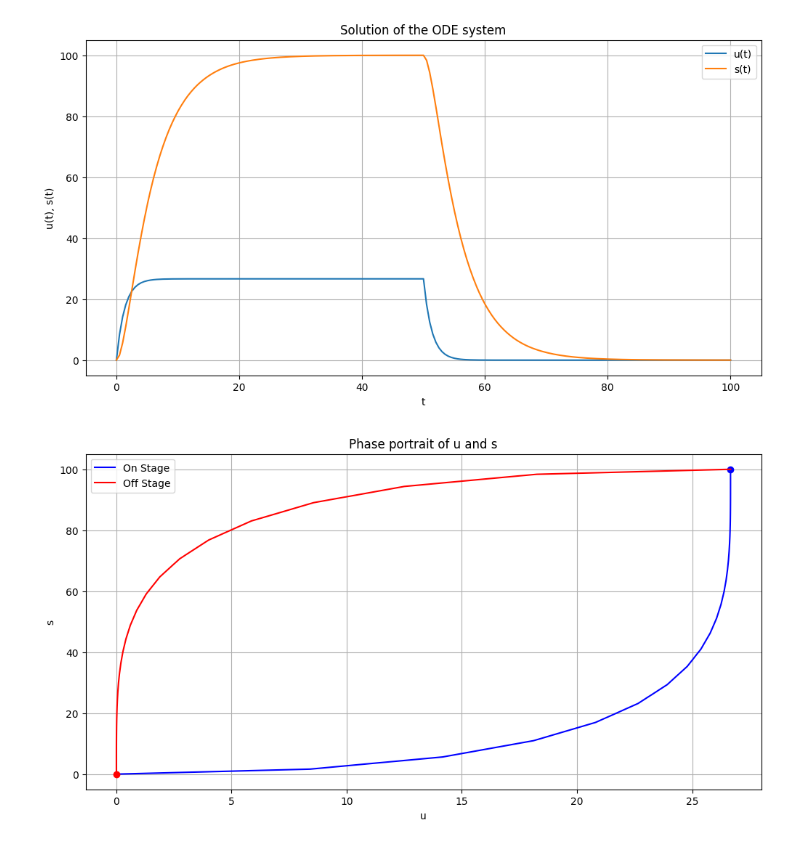
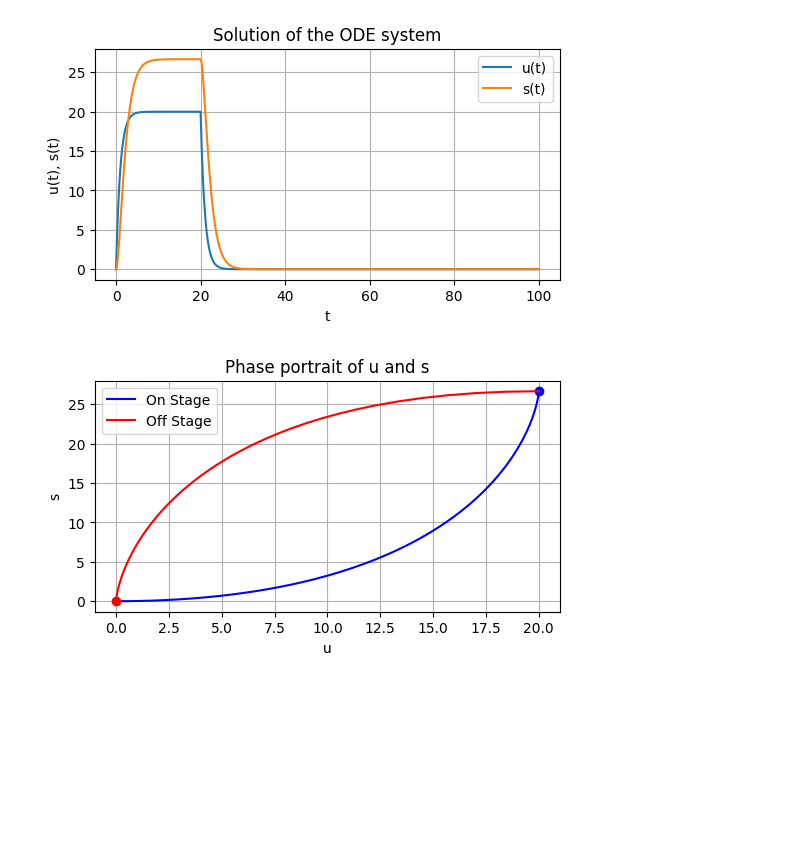
Before and after one commit to leonardogolinelli/GeneExpressionDynamics, a Jupyter notebook: RNA_velocity_Project.ipynb, the cells around one changed output. Drawn from its saved outputs; the diff is of its cells as text; code cells hidden in the pictures; blank space fills up the shorter version.

```diff
--- a/RNA_velocity_Project.ipynb
+++ b/RNA_velocity_Project.ipynb
@@ -18,7 +18,7 @@ def off_stage_solution(t, u_switch, s_switch, beta, gamma):
 
 def simulation(u0, s0, t_switch, t_final, alfa_on, beta, gamma):
     # on_stage
-    t_on = np.linspace(0, t_switch, 100)
+    t_on = np.linspace(0, t_switch, 1000)
     #alfa_on = np.sin(t_on/5)
     u_on, s_on = on_stage_solution(t_on, u0, s0, alfa_on, beta, gamma)
 
@@ -26,7 +26,7 @@ def simulation(u0, s0, t_switch, t_final, alfa_on, beta, gamma):
     u_switch, s_switch = on_stage_solution(t_switch, u0, s0, alfa_on, beta, gamma)
 
     # off_stage
-    t_off = np.linspace(t_switch, t_final, 100)
+    t_off = np.linspace(t_switch, t_final, 1000)
     u_off, s_off = off_stage_solution(t_off, u_switch, s_switch, beta, gamma)
 
     # combine solutions
@@ -39,45 +39,45 @@ def simulation(u0, s0, t_switch, t_final, alfa_on, beta, gamma):
 # your initial condition, time and parameters here
 u0 = 0
 s0 = 0
-t_switch = 50
+t_switch = 20
 t_final = 100
 alfa_on = 20
-beta = 0.75
-gamma = 0.2
+beta = 1
+gamma = 0.75
 
 t, u, s = simulation(u0, s0, t_switch, t_final, alfa_on, beta, gamma)
 
 # plotting the solutions
-plt.figure(figsize=(12, 6))
+plt.figure(figsize=(6, 3))
 plt.plot(t, u, label='u(t)')
 plt.plot(t, s, label='s(t)')
 plt.legend()
 plt.grid(True)
 plt.title('Solution of the ODE system')
 plt.xlabel('t')
 plt.ylabel('u(t), s(t)')
 plt.show()
 
-plt.figure(figsize=(12, 6))
+plt.figure(figsize=(6, 3))
 
 # Plot on stage (use color blue for 'on-stage')
-plt.plot(u[:100], s[:100], 'b-', label='On Stage')
+plt.plot(u[:1000], s[:1000], 'b-', label='On Stage')
 
 # Mark the point at the end of on stage
-plt.plot(u[99], s[99], 'bo')
+plt.plot(u[999], s[999], 'bo')
 
 # Plot off stage (use color red for 'off-stage')
-plt.plot(u[100:], s[100:], 'r-', label='Off Stage')
+plt.plot(u[1000:], s[1000:], 'r-', label='Off Stage')
 
 # Mark the point at the end of off stage
 plt.plot(u[-1], s[-1], 'ro')
 
 plt.grid(True)
 plt.title('Phase portrait of u and s')
 plt.xlabel('u')
 plt.ylabel('s')
 plt.legend()
 plt.show()
 # %% [output]
-[figure, old version]
+[figure, new version]
-[figure, old version]
+[figure, new version]
```
Also changed, not shown: parts of 2 cells of this notebook.
